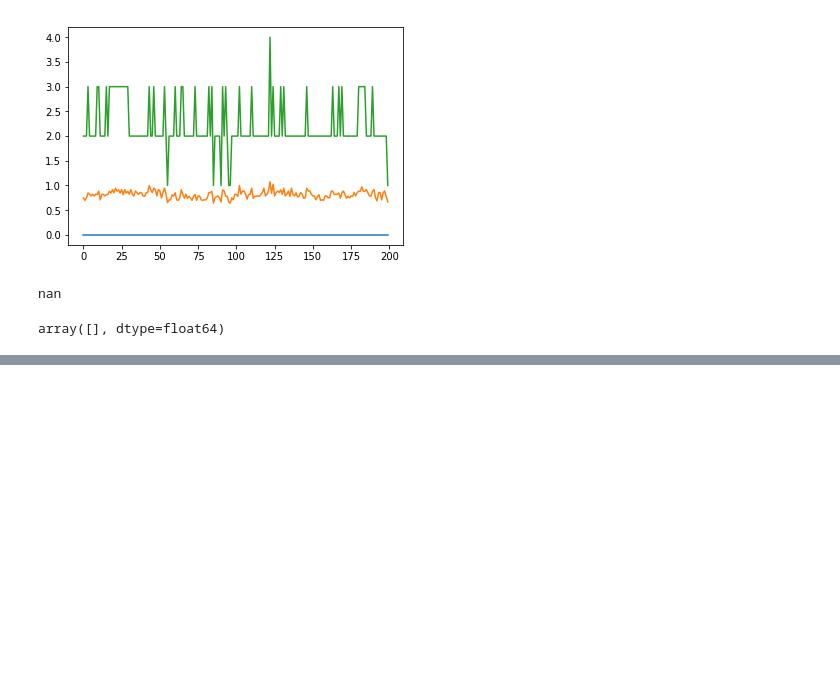
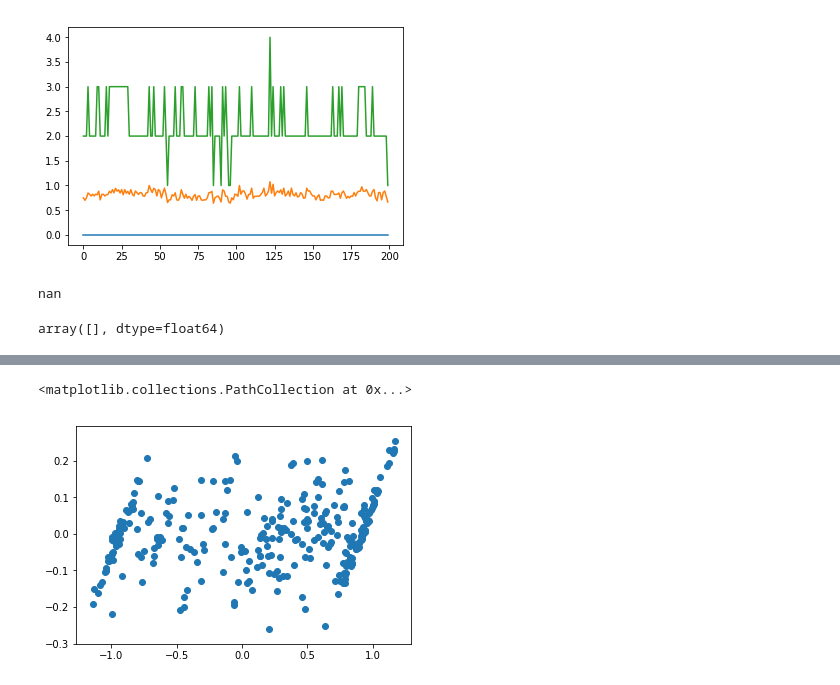
Before and after one commit to JakeColtman/bartpy, a Jupyter notebook: examples/Feature Selection.ipynb, the cells around one changed output, grey strips where cells are left out. Cells and saved outputs as stored; diff of their text form; code cells hidden in the pictures; blank space fills up the shorter version.

```diff
--- a/examples/Feature Selection.ipynb
+++ b/examples/Feature Selection.ipynb
@@ -229,0 +230,5 @@ array([], dtype=float64)
+# %%
+plt.scatter(model.data.unnormalized_y, model.residuals(X))
+# %% [output]
+<matplotlib.collections.PathCollection at 0x...>
+[figure, added]
```
Also changed, not shown: parts of 5 cells of this notebook, 1 other file.
